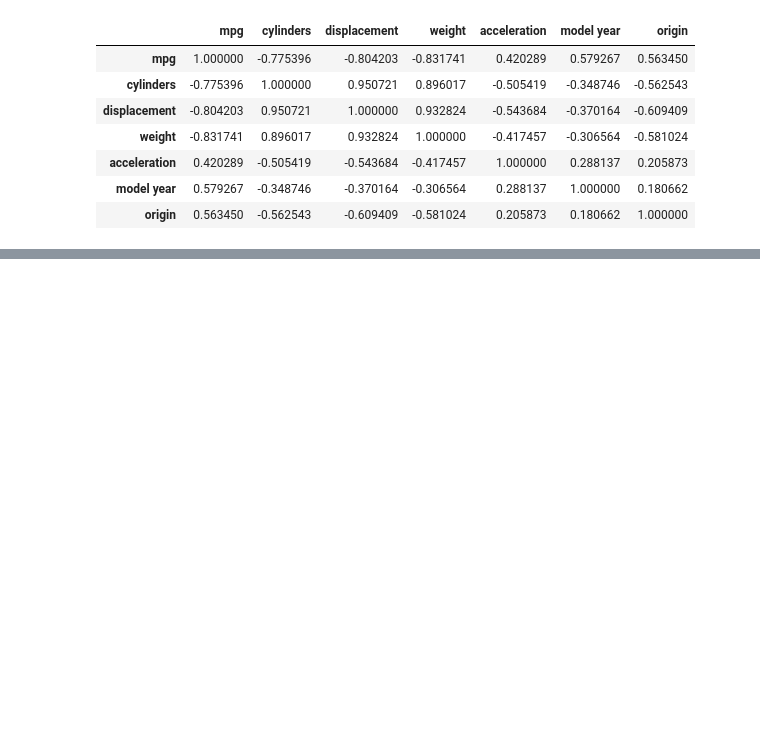
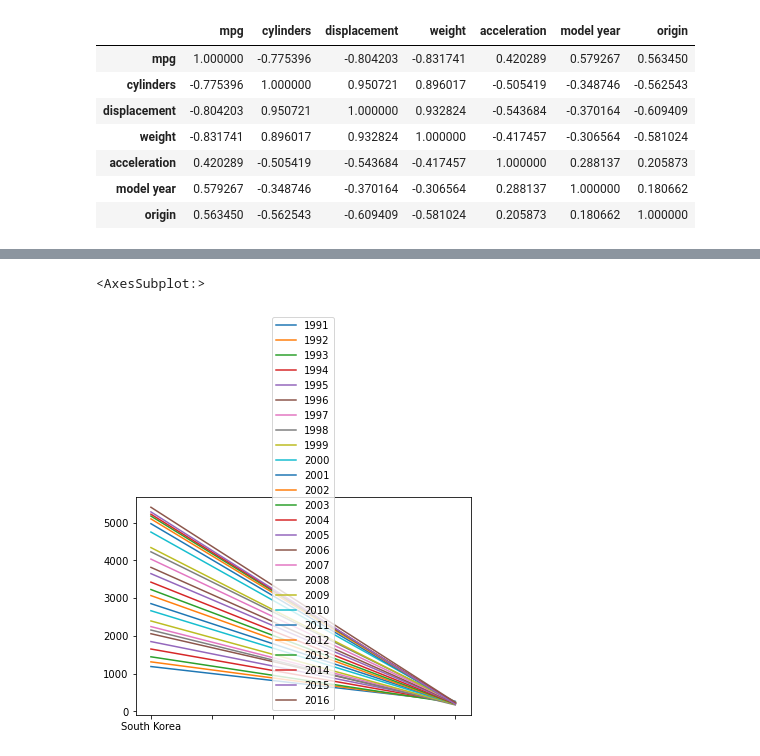
Before and after one commit to KIMBEOBWOO/python-pandas, a Jupyter notebook: example/part3/datasets.ipynb, the cells around one changed output, grey strips where cells are left out. Saved outputs shown, nothing was run; the diff lists cells and outputs as text; code cells hidden in the pictures; blank space fills up the shorter version.

```diff
--- a/example/part3/datasets.ipynb
+++ b/example/part3/datasets.ipynb
@@ -280,0 +296,9 @@ df.corr().head(10)
+# %%
+import pandas as pd
+df = pd.read_excel('../../data/남북한발전전력량.xlsx')
+
+# 남한-합계, 북한-합계 행의 3열 이후만 선택
+df_ns = df.iloc[[0, 5], 3:]
+
+df_ns.index = ['South Korea', 'North Korea']
+df_ns.head()
@@ -280,0 +310,6 @@ df.corr().head(10)
+# %%
+# 선 그래프
+df_ns.plot()
+# %% [output]
+<AxesSubplot:>
+[figure, added]
```
Also changed, not shown: parts of 19 cells of this notebook, 18 other files.
